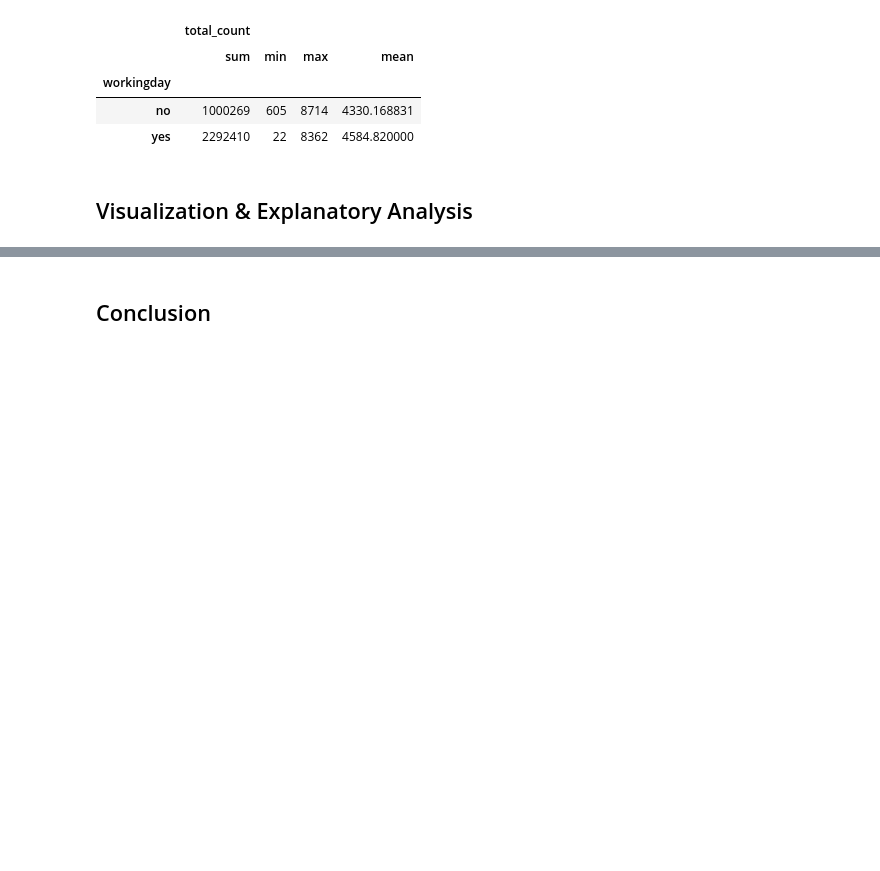
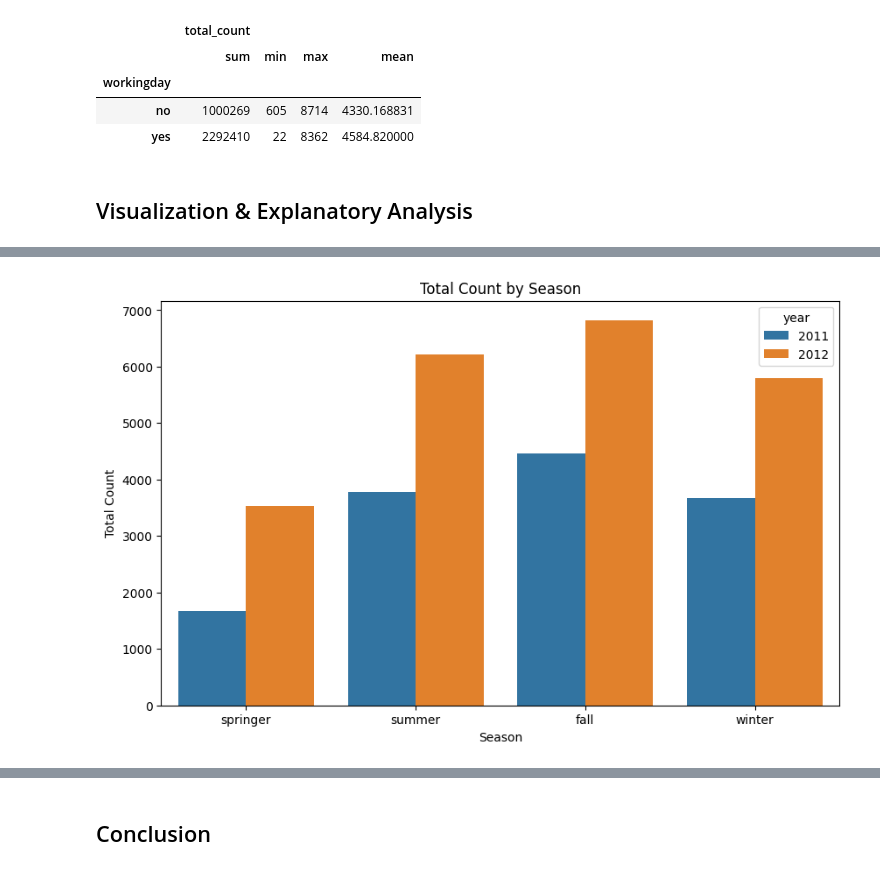
Before and after one commit to fadel11-hub/Dicoding-belajar-analisis-data, a Jupyter notebook: Proyek_Analisis_Data.ipynb, the cells around one changed output, grey strips where cells are left out. Drawn from its saved outputs; the diff is of its cells as text; code cells hidden in the pictures; blank space fills up the shorter version.

Commit message:
penjumlahan analisis data

```diff
--- a/Proyek_Analisis_Data.ipynb
+++ b/Proyek_Analisis_Data.ipynb
@@ -356,0 +352,21 @@ winter    0.657500
+# %%
+# Mengembalikan nilai asli dari windspeed
+days_data['windspeed'] = days_data['windspeed'] * 67
+
+# Mendefinisikan batas kategori
+low_max = 67 / 3
+medium_max = 2 * 67 / 3
+
+# Fungsi untuk mengkategorikan kecepatan angin
+def categorize_windspeed(windspeed):
+    if windspeed <= low_max:
+        return 'Low'
+    elif windspeed <= medium_max:
+        return 'Medium'
+    else:
+        return 'High'
+
+# Menerapkan fungsi pada kolom windspeed_original
+days_data['windspeed_category'] = days_data['windspeed'].apply(categorize_windspeed)
+
+days_data.head()
@@ -424,0 +490,9 @@ days_data.groupby(by='workingday').agg({
+# %%
+plt.figure(figsize=(10, 6))
+sns.barplot(x= days_data['season'], y= days_data['total_count'],  hue=days_data['year'], errorbar=None)
+plt.xlabel('Season')
+plt.ylabel('Total Count')
+plt.title('Total Count by Season')
+plt.show()
+# %% [output]
+[figure, added]
```
Also changed, not shown: parts of 32 cells of this notebook.
